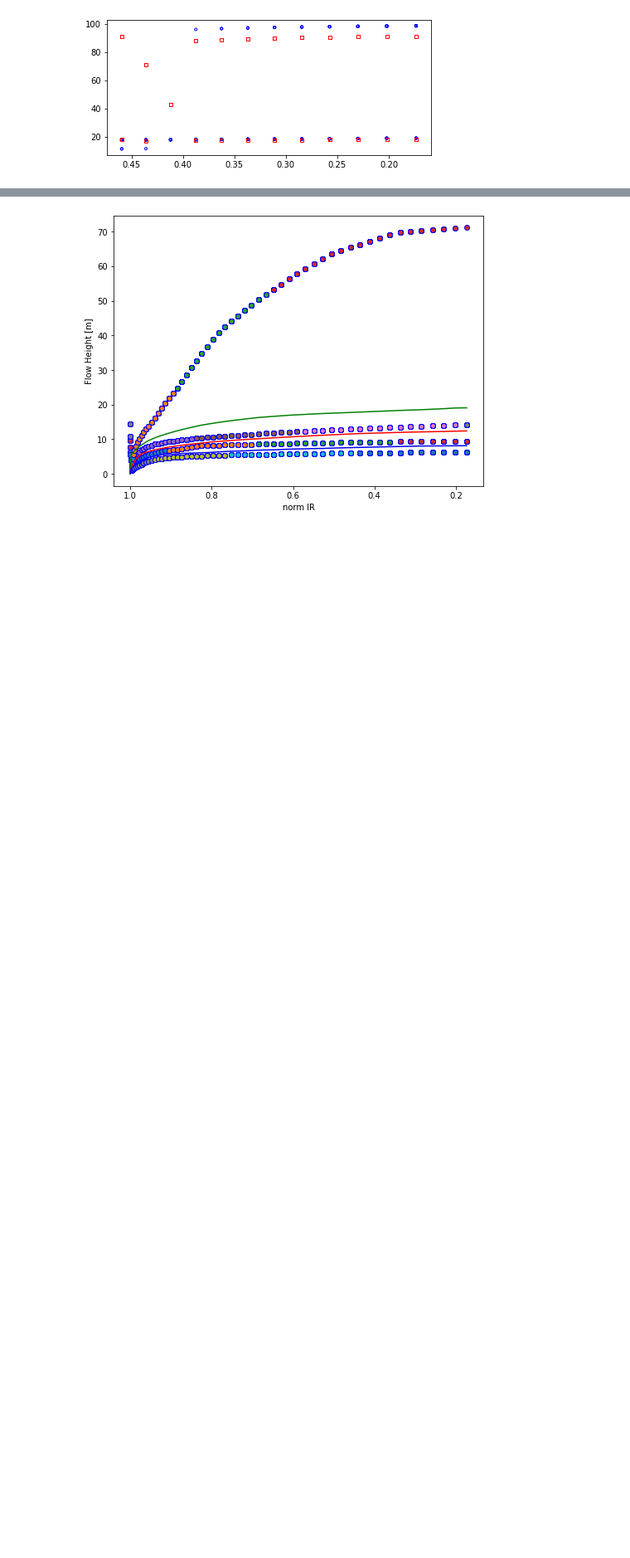
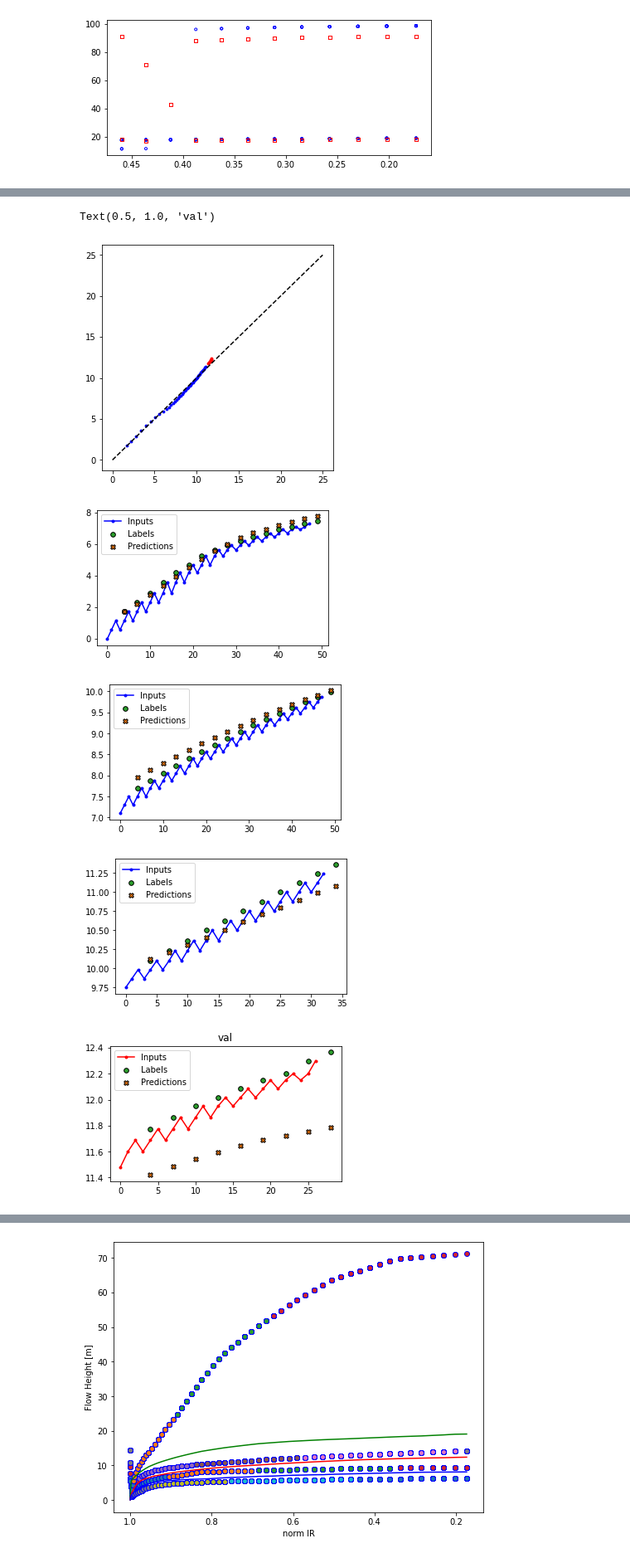
Before and after one commit to blee8/Clogging, a Jupyter notebook: 00_Procedures/00_flow_fitany_conv.ipynb, the cells around one changed output, grey strips where cells are left out. Shown at 83% size. Cells and saved outputs as stored; diff of their text form; code cells hidden in the pictures; blank space fills up the shorter version.

```diff
--- a/00_Procedures/00_flow_fitany_conv.ipynb
+++ b/00_Procedures/00_flow_fitany_conv.ipynb
@@ -857,0 +875,73 @@ wide_conv_window_t.plot_batch(conv_model, dset_name='val', n_batch =0)
+# %%
+window_t.train_df = crv_tr
+window_t.val_df = crv_va
+
+#window_t.plot_batch(model, dset_name='train', n_batch=10 )
+input_indices = np.arange(wide_window_t.total_window_size*16-16 )[slice(0, wide_window_t.total_window_size*16 -1, None)]
+label_indices = np.arange(wide_window_t.total_window_size*16-15 )[slice(1, None, None)]
+
+#fig, ax5 = plt.subplots(figsize =(5,3))
+#ax5.margins(0.01)
+fig, ax3 = plt.subplots(figsize =(5,5))
+
+markers = ["X","o", "s", "D", "h"]
+colors = ["blue", "red", "green", "k",  "m", 'cyan', 'y', 'w']
+
+#data = [window_t.train]
+data = [window_t.train, window_t.val]
+
+for j, dataset in enumerate(data) :
+
+      for i, batch in enumerate(dataset) :
+            fig, ax5 = plt.subplots(figsize =(5,3))
+            inputs, labels, lab = batch
+            predictions = model(inputs)
+
+            in3 = np.array(inputs, dtype=np.float32)
+            #in3 = tf.convert_to_tensor(data, dtype=tf.float32)
+            in3 = in3.reshape(3*len(inputs),4)
+            in3 = tf.convert_to_tensor(in3, dtype=tf.float32)
+
+            la3 = np.array(labels, dtype=np.float32)
+            la3 = la3.reshape(1*len(inputs),1)
+            la3 = tf.convert_to_tensor(la3, dtype=tf.float32)
+
+            pr3 = np.array(predictions, dtype=np.float32)
+            pr3 = pr3.reshape(1*len(inputs),1)
+            pr3 = tf.convert_to_tensor(pr3, dtype=tf.float32)
+
+          #  ax5.scatter(input_indices, inputs[:, :, 1],label='Inputs', marker='.',
+            ax5.plot(input_indices[:3*len(inputs)], in3[:,1],label='Inputs', marker='.',
+                        color=colors[j], zorder=-10 )
+            ax5.scatter(label_indices[3:3*len(inputs)+1:3], la3[:],label='Labels', marker='o',
+                    edgecolors='k', c='#2ca02c', s=32)
+            #ax5.scatter(label_indices,   predictions[:, :, 0], label='Predictions',
+            ax5.scatter(label_indices[3:3*len(inputs)+1:3],   pr3[:], label='Predictions',
+                          marker='X',  edgecolors='k', c='#ff7f0e', s=32)
+            ax3.scatter(predictions[:, :, 0], labels[:, :, 0],
+                        marker='.',color=colors[j], s=32)
+
+            #if i == 0:
+            ax5.legend()
+
+            if n_batch is not None :
+                    if n_batch <= i :
+                        break
+                    else:
+                        continue
+            else :
+                continue
+
+ax3.plot([0, 25], [0, 25], 'k--') # dashed diagonal
+#ax5.invert_xaxis()
+
+
+subplot_title = ('val')
+plt.gca().set_title(subplot_title)
+# %% [output]
+Text(0.5, 1.0, 'val')
+[figure, added]
+[figure, added]
+[figure, added]
+[figure, added]
+[figure, added]
```
Also changed, not shown: parts of 19 cells of this notebook, 18 other files.
